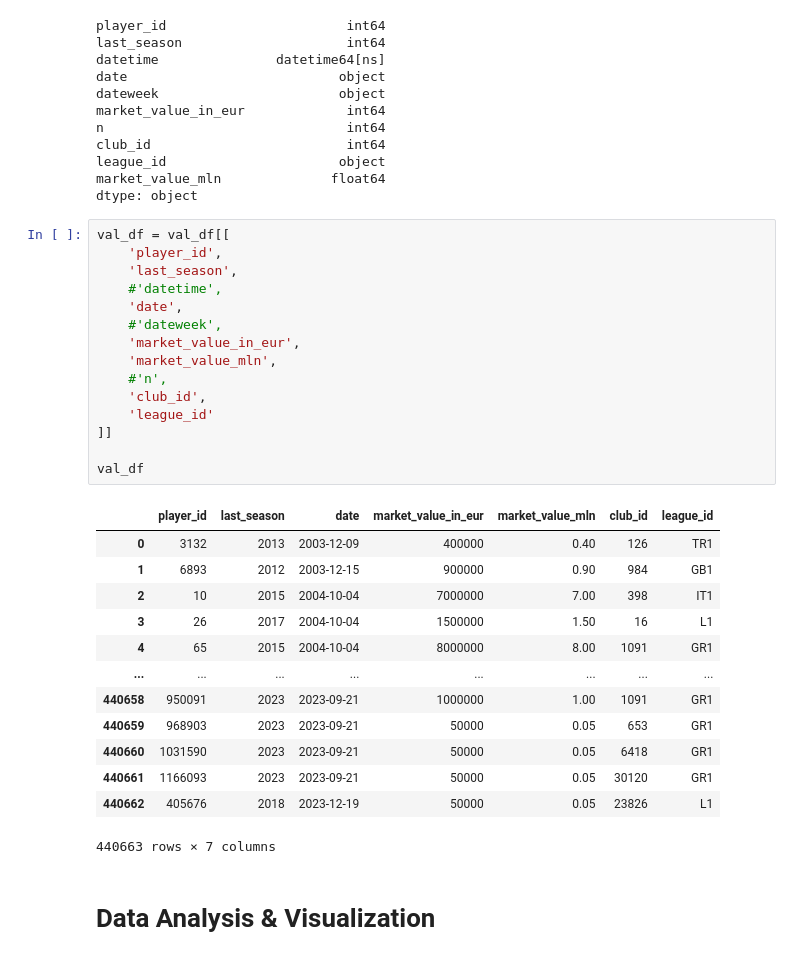
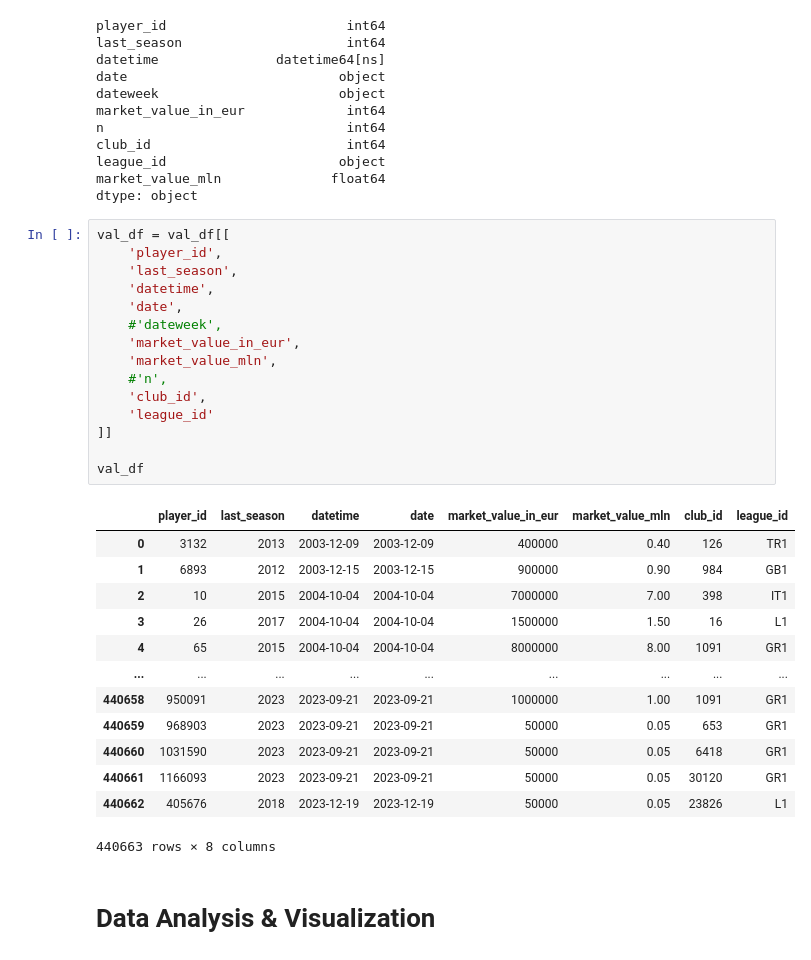
Before and after one commit to RiccardoPili/Football-Data-Analysis, a Jupyter notebook: players.ipynb, the cells around one changed output. Saved outputs shown, nothing was run; the diff lists cells and outputs as text.

```diff
--- a/players.ipynb
+++ b/players.ipynb
@@ -328,32 +331,32 @@ dtype: object
 # %%
 val_df = val_df[[
     'player_id',
     'last_season',
-    #'datetime',
+    'datetime',
     'date',
     #'dateweek',
     'market_value_in_eur',
     'market_value_mln',
     #'n',
     'club_id',
     'league_id'
 ]]
 
 val_df
 # %% [output]
-|  | player_id | last_season | date | market_value_in_eur | market_value_mln | club_id | league_id |
-| 0 | 3132 | 2013 | 2003-12-09 | 400000 | 0.40 | 126 | TR1 |
-| 1 | 6893 | 2012 | 2003-12-15 | 900000 | 0.90 | 984 | GB1 |
-| 2 | 10 | 2015 | 2004-10-04 | 7000000 | 7.00 | 398 | IT1 |
-| 3 | 26 | 2017 | 2004-10-04 | 1500000 | 1.50 | 16 | L1 |
-| 4 | 65 | 2015 | 2004-10-04 | 8000000 | 8.00 | 1091 | GR1 |
-| ... | ... | ... | ... | ... | ... | ... | ... |
-| 440658 | 950091 | 2023 | 2023-09-21 | 1000000 | 1.00 | 1091 | GR1 |
-| 440659 | 968903 | 2023 | 2023-09-21 | 50000 | 0.05 | 653 | GR1 |
-| 440660 | 1031590 | 2023 | 2023-09-21 | 50000 | 0.05 | 6418 | GR1 |
-| 440661 | 1166093 | 2023 | 2023-09-21 | 50000 | 0.05 | 30120 | GR1 |
-| 440662 | 405676 | 2018 | 2023-12-19 | 50000 | 0.05 | 23826 | L1 |
+|  | player_id | last_season | datetime | date | market_value_in_eur | market_value_mln | club_id | league_id |
+| 0 | 3132 | 2013 | 2003-12-09 | 2003-12-09 | 400000 | 0.40 | 126 | TR1 |
+| 1 | 6893 | 2012 | 2003-12-15 | 2003-12-15 | 900000 | 0.90 | 984 | GB1 |
+| 2 | 10 | 2015 | 2004-10-04 | 2004-10-04 | 7000000 | 7.00 | 398 | IT1 |
+| 3 | 26 | 2017 | 2004-10-04 | 2004-10-04 | 1500000 | 1.50 | 16 | L1 |
+| 4 | 65 | 2015 | 2004-10-04 | 2004-10-04 | 8000000 | 8.00 | 1091 | GR1 |
+| ... | ... | ... | ... | ... | ... | ... | ... | ... |
+| 440658 | 950091 | 2023 | 2023-09-21 | 2023-09-21 | 1000000 | 1.00 | 1091 | GR1 |
+| 440659 | 968903 | 2023 | 2023-09-21 | 2023-09-21 | 50000 | 0.05 | 653 | GR1 |
+| 440660 | 1031590 | 2023 | 2023-09-21 | 2023-09-21 | 50000 | 0.05 | 6418 | GR1 |
+| 440661 | 1166093 | 2023 | 2023-09-21 | 2023-09-21 | 50000 | 0.05 | 30120 | GR1 |
+| 440662 | 405676 | 2018 | 2023-12-19 | 2023-12-19 | 50000 | 0.05 | 23826 | L1 |
-440663 rows × 7 columns
+440663 rows × 8 columns
 # %% [markdown]
 # Data Analysis & Visualization
 # %%
```
Also changed, not shown: parts of 7 cells of this notebook.
